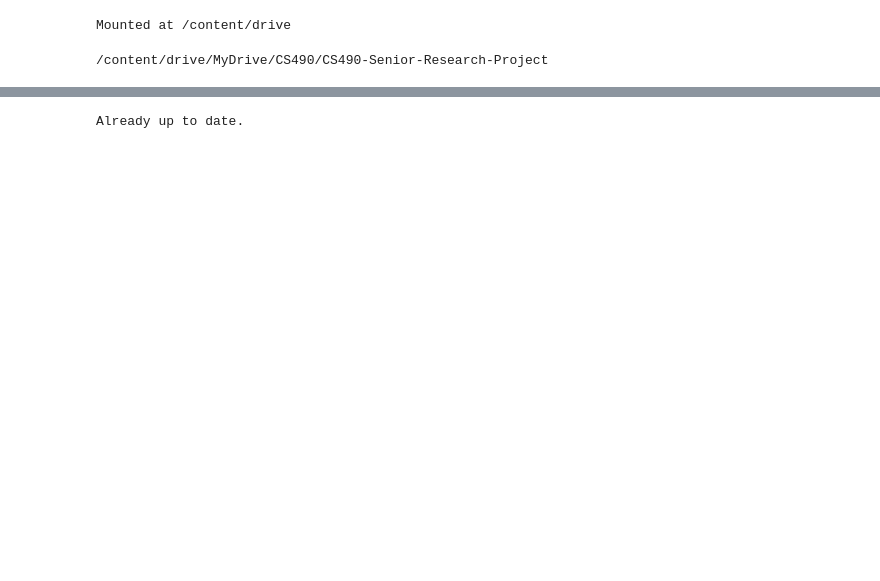
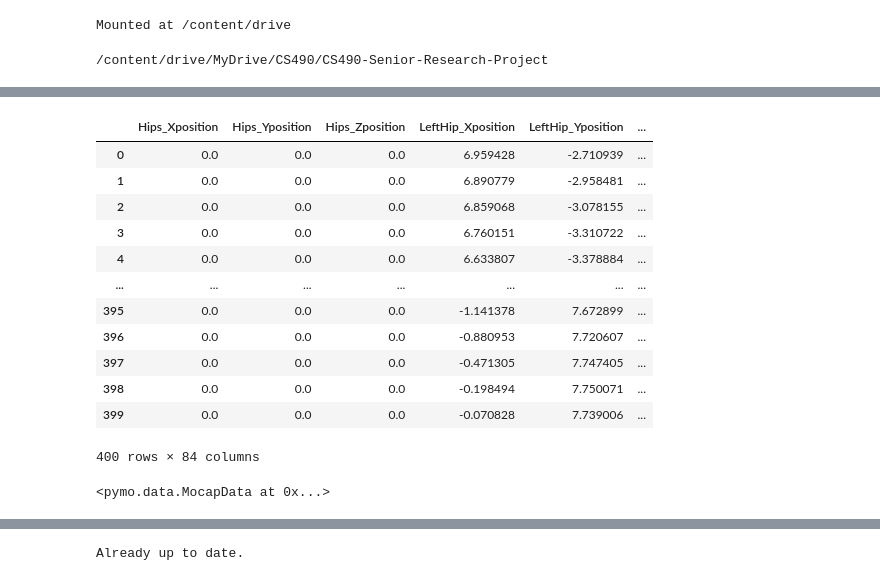
Before and after one commit to arnisafazla/CS490-Senior-Research-Project, a Jupyter notebook: setup.ipynb, the cells around one changed output, grey strips where cells are left out. Drawn from its saved outputs; the diff is of its cells as text; code cells hidden in the pictures; blank space fills up the shorter version.

```diff
--- a/setup.ipynb
+++ b/setup.ipynb
@@ -14,0 +50,20 @@ r = R.from_euler('yxz', x[0][0], degrees=True)
+# %%
+positions[0].values
+# %% [output]
+|  | Hips_Xposition | Hips_Yposition | Hips_Zposition | LeftHip_Xposition | LeftHip_Yposition | ... |
+| 0 | 0.0 | 0.0 | 0.0 | 6.959428 | -2.710939 | ... |
+| 1 | 0.0 | 0.0 | 0.0 | 6.890779 | -2.958481 | ... |
+| 2 | 0.0 | 0.0 | 0.0 | 6.859068 | -3.078155 | ... |
+| 3 | 0.0 | 0.0 | 0.0 | 6.760151 | -3.310722 | ... |
+| 4 | 0.0 | 0.0 | 0.0 | 6.633807 | -3.378884 | ... |
+| ... | ... | ... | ... | ... | ... | ... |
+| 395 | 0.0 | 0.0 | 0.0 | -1.141378 | 7.672899 | ... |
+| 396 | 0.0 | 0.0 | 0.0 | -0.880953 | 7.720607 | ... |
+| 397 | 0.0 | 0.0 | 0.0 | -0.471305 | 7.747405 | ... |
+| 398 | 0.0 | 0.0 | 0.0 | -0.198494 | 7.750071 | ... |
+| 399 | 0.0 | 0.0 | 0.0 | -0.070828 | 7.739006 | ... |
+400 rows × 84 columns
+# %%
+data
+# %% [output]
+<pymo.data.MocapData at 0x...>
```
Also changed, not shown: parts of 34 cells of this notebook, 1 other file.
